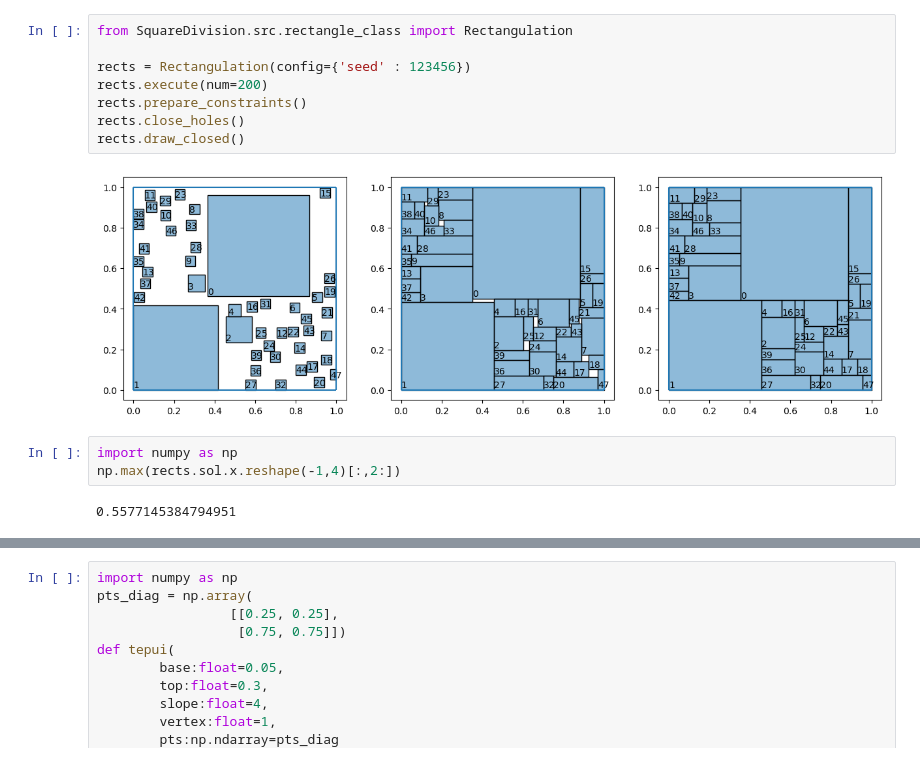
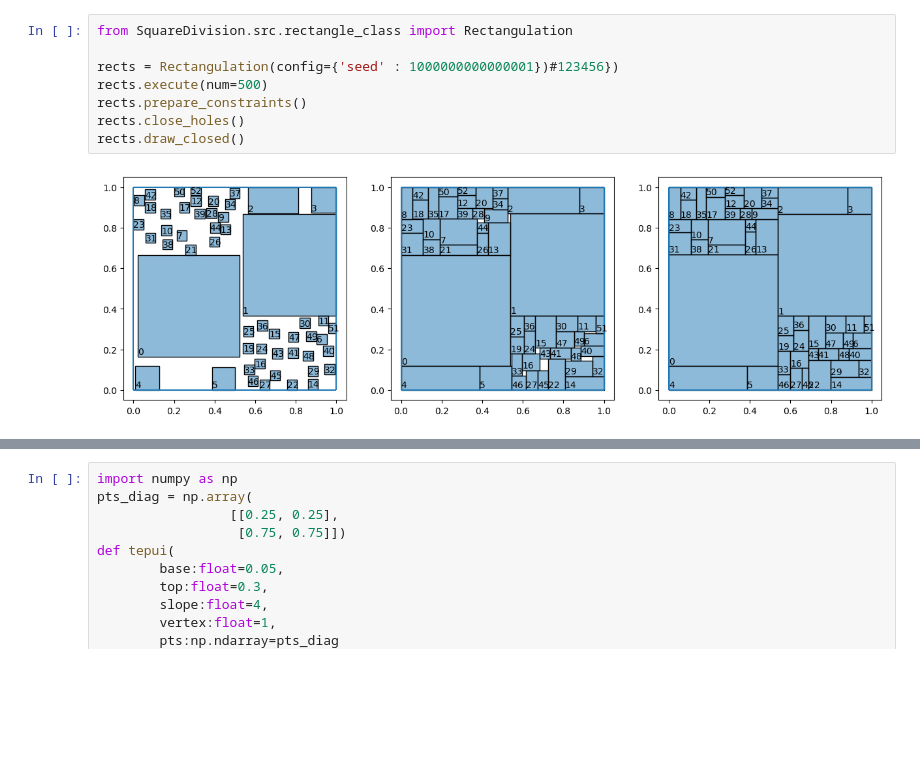
Before and after one commit to Polatucha16/SquareDivision, a Jupyter notebook: square_division_example.ipynb, the cells around one changed output, grey strips where cells are left out. Drawn from its saved outputs; the diff is of its cells as text; blank space fills up the shorter version.

```diff
--- a/square_division_example.ipynb
+++ b/square_division_example.ipynb
@@ -1,15 +1,10 @@
 # %%
 from SquareDivision.src.rectangle_class import Rectangulation
 
-rects = Rectangulation(config={'seed' : 123456})
-rects.execute(num=200)
+rects = Rectangulation(config={'seed' : 1000000000000001})#123456})
+rects.execute(num=500)
 rects.prepare_constraints()
 rects.close_holes()
 rects.draw_closed()
 # %% [output]
-[figure, old version]
+[figure, new version]
-# %%
-import numpy as np
-np.max(rects.sol.x.reshape(-1,4)[:,2:])
-# %% [output]
-0.5577145384794951
```
Also changed, not shown: parts of 7 cells of this notebook.
